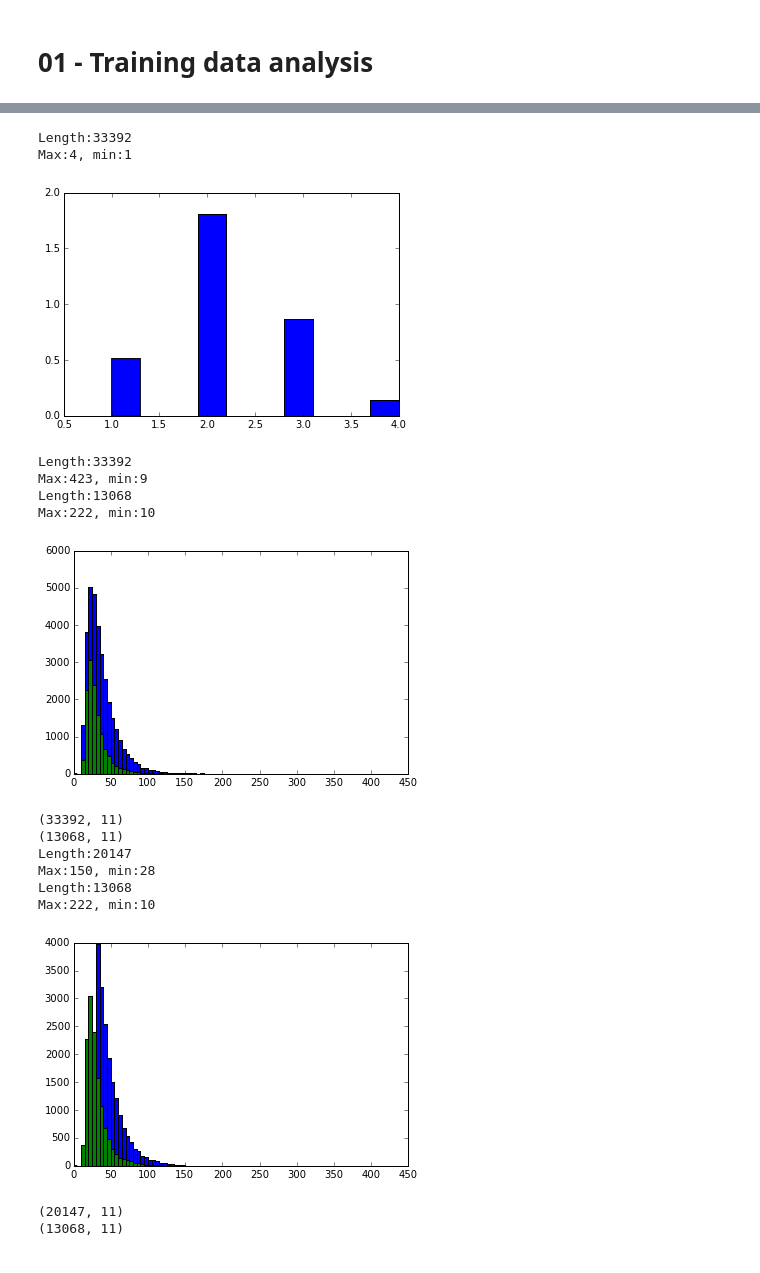
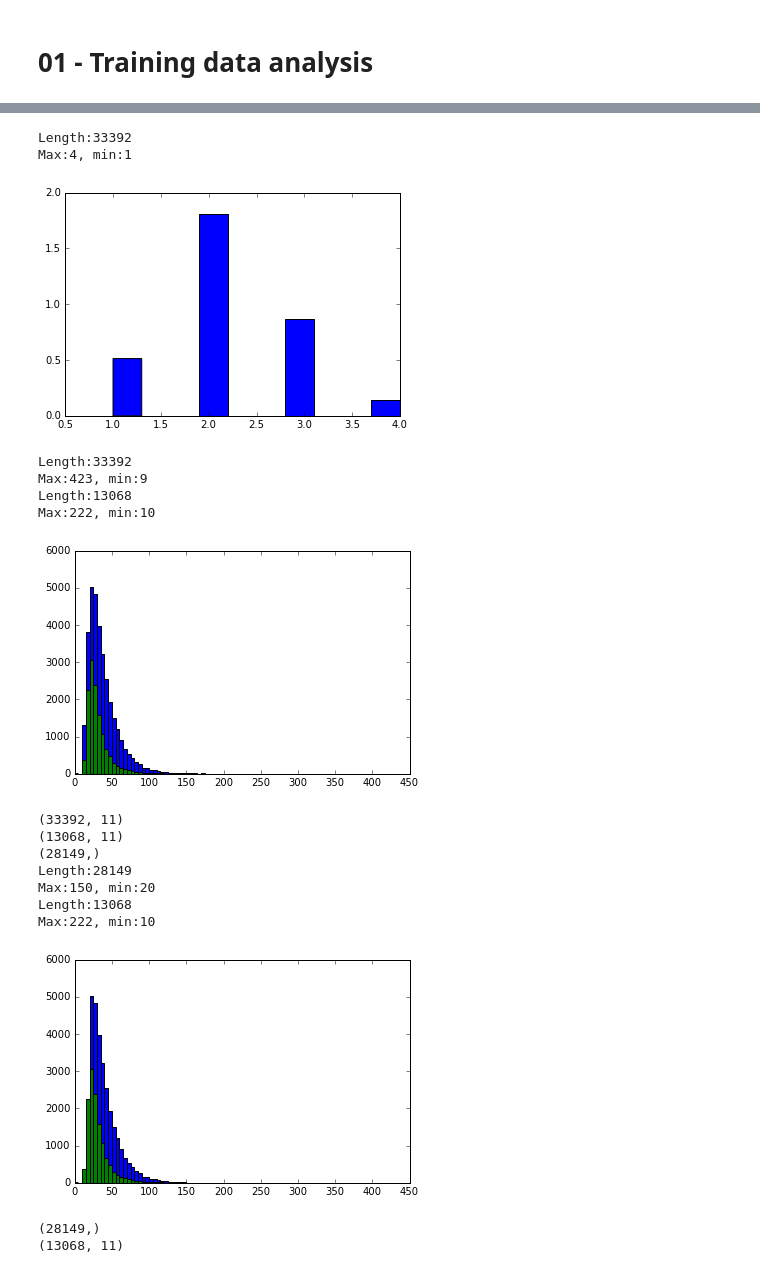
Before and after one commit to bvstillwell/udacity-mlnd-capstone, a Jupyter notebook: p5r/01 - Data analysis.ipynb, the cells around one changed output, grey strips where cells are left out. Saved outputs shown, nothing was run; the diff lists cells and outputs as text; code cells hidden in the pictures.

```diff
--- a/p5r/01 - Data analysis.ipynb
+++ b/p5r/01 - Data analysis.ipynb
@@ -88,16 +88,18 @@ show_hist2(df_test['bbox_height'], True, bins=bins)
 #Drop extreme sizes, i.e. tiny ones
 print(df_train.shape)
 print(df_test.shape)
-min_height, max_height = 28, 150
+min_height, max_height = 20, 150
 
 # Drop all that doesn't have min 28 pixels. Only in training data
 df_train = df_train.loc[(df_train.bbox_height >= min_height) & (df_train.bbox_height <= max_height)]
+train_info = np.array(train_info)[df_train.index]
+print train_info.shape
 
 data = df_train['bbox_height'].values
 show_hist2(data, bins=bins)
 show_hist2(df_test['bbox_height'], True, bins=bins)
 
-print(df_train.shape)
+print(train_info.shape)
 print(df_test.shape)
 # %% [output]
 Length:33402
@@ -108,18 +110,19 @@ Max:5, min:1
 Length:33392
 Max:4, min:1
-[figure, old version]
+[figure, new version]
 Length:33392
 Max:423, min:9
 Length:13068
 Max:222, min:10
-[figure, old version]
+[figure, new version]
 (33392, 11)
 (13068, 11)
-Length:20147
-Max:150, min:28
+(28149,)
+Length:28149
+Max:150, min:20
 Length:13068
 Max:222, min:10
-[figure, old version]
+[figure, new version]
-(20147, 11)
+(28149,)
 (13068, 11)
 # %%
```
Also changed, not shown: parts of 5 cells of this notebook, 1 other file.
